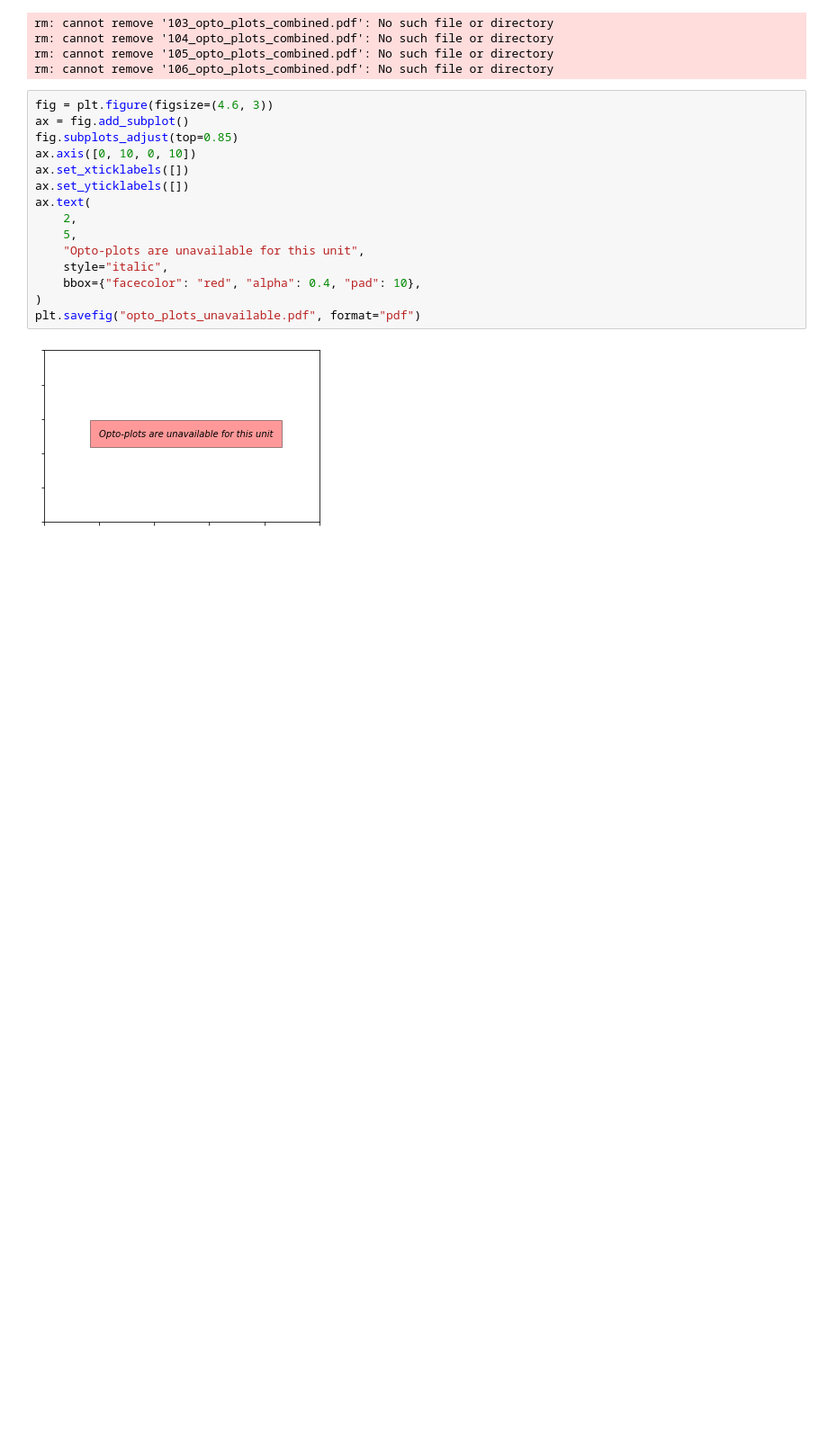
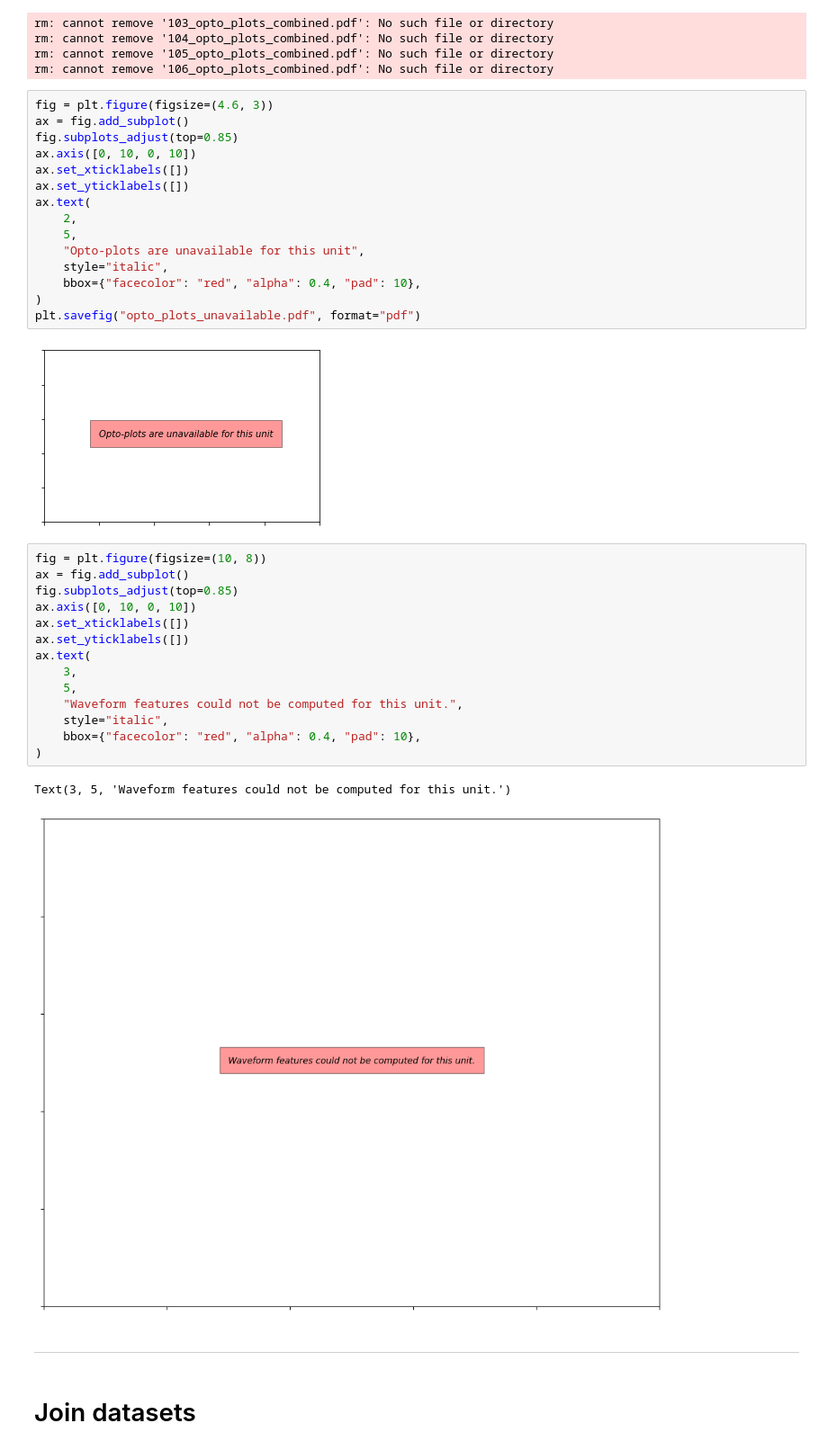
Before and after one commit to fededagos/features-app, a Jupyter notebook: Prepare_dataset_for_dashboard.ipynb, the cells around one changed output. Shown at 90% size. Cells and saved outputs as stored; diff of their text form; blank space fills up the shorter version.

Commit message:
Updated datasets, changed image loading strategy to local assets.

```diff
--- a/Prepare_dataset_for_dashboard.ipynb
+++ b/Prepare_dataset_for_dashboard.ipynb
@@ -800,3 +531,24 @@ ax.text(
 plt.savefig("opto_plots_unavailable.pdf", format="pdf")
 # %% [output]
 [figure]
+# %%
+fig = plt.figure(figsize=(10, 8))
+ax = fig.add_subplot()
+fig.subplots_adjust(top=0.85)
+ax.axis([0, 10, 0, 10])
+ax.set_xticklabels([])
+ax.set_yticklabels([])
+ax.text(
+    3,
+    5,
+    "Waveform features could not be computed for this unit.",
+    style="italic",
+    bbox={"facecolor": "red", "alpha": 0.4, "pad": 10},
+)
+# %% [output]
+Text(3, 5, 'Waveform features could not be computed for this unit.')
+[figure, added]
+# %% [markdown]
+---
+# %% [markdown]
+# Join datasets
```
Also changed, not shown: parts of 64 cells of this notebook, 20 other files.
